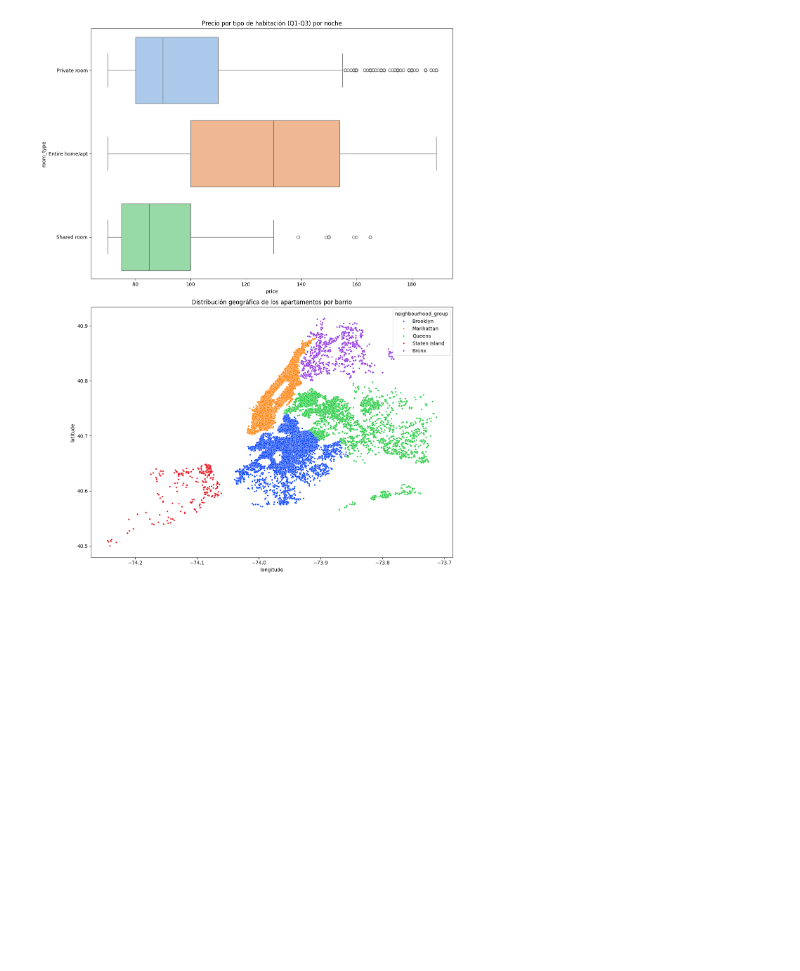
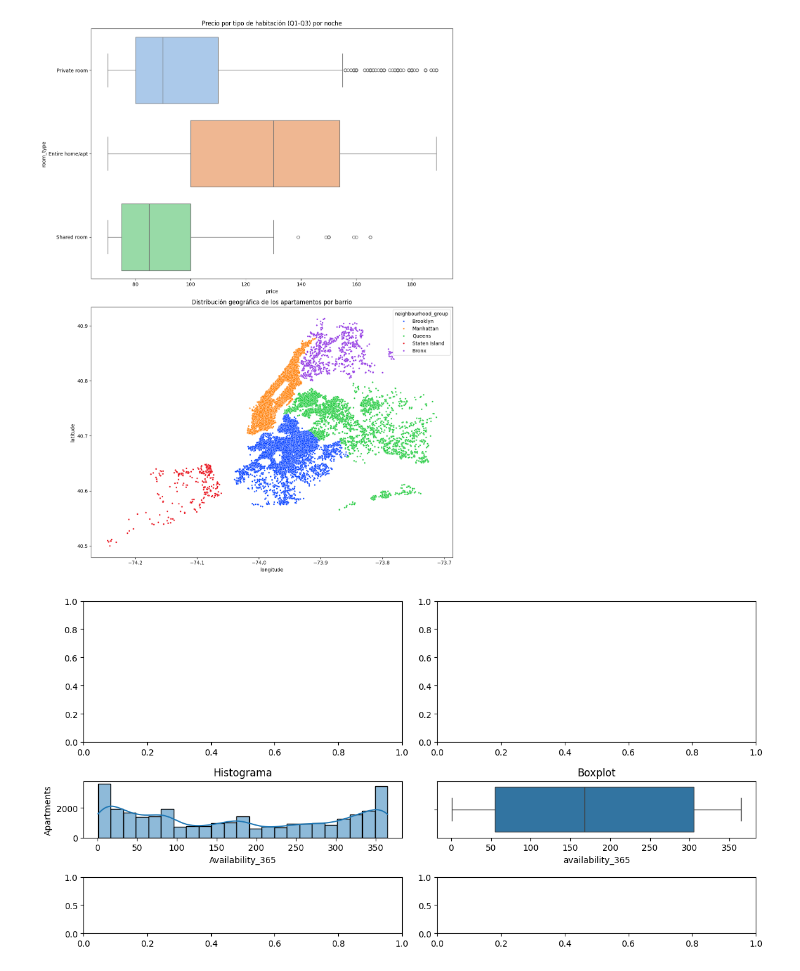
Before and after one commit to 4GeeksAcademy/GuilloMansa-MachineLearning, a Jupyter notebook: src/00-eda-airbnb-ny.ipynb, the cells around one changed output. Cells and saved outputs as stored; diff of their text form; code cells hidden in the pictures; blank space fills up the shorter version.

```diff
--- a/src/00-eda-airbnb-ny.ipynb
+++ b/src/00-eda-airbnb-ny.ipynb
@@ -250,5 +250,14 @@ Passing `palette` without assigning `hue` is deprecated and will be removed in v
 
   sns.boxplot(x='price',y='room_type',data=df_filtro,ax=axes[0],palette='pastel')
 [figure]
+# %%
+fig, axis = plt.subplots(3, 2, figsize=(12, 6), gridspec_kw={'height_ratios': [5, 2, 2]})
+
+sns.histplot(ax=axis[1, 0], data=df, x="availability_365", kde=True).set(title='Histograma', xlabel='Availability_365', ylabel='Apartments')
+sns.boxplot(ax=axis[1, 1], data=df, x="availability_365").set(title='Boxplot', ylabel=None)
+plt.tight_layout()
+plt.show()
+# %% [output]
+[figure, added]
 # %% [markdown]
 **Obervaciones parciales**
```
Also changed, not shown: parts of 1 cell of this notebook.
